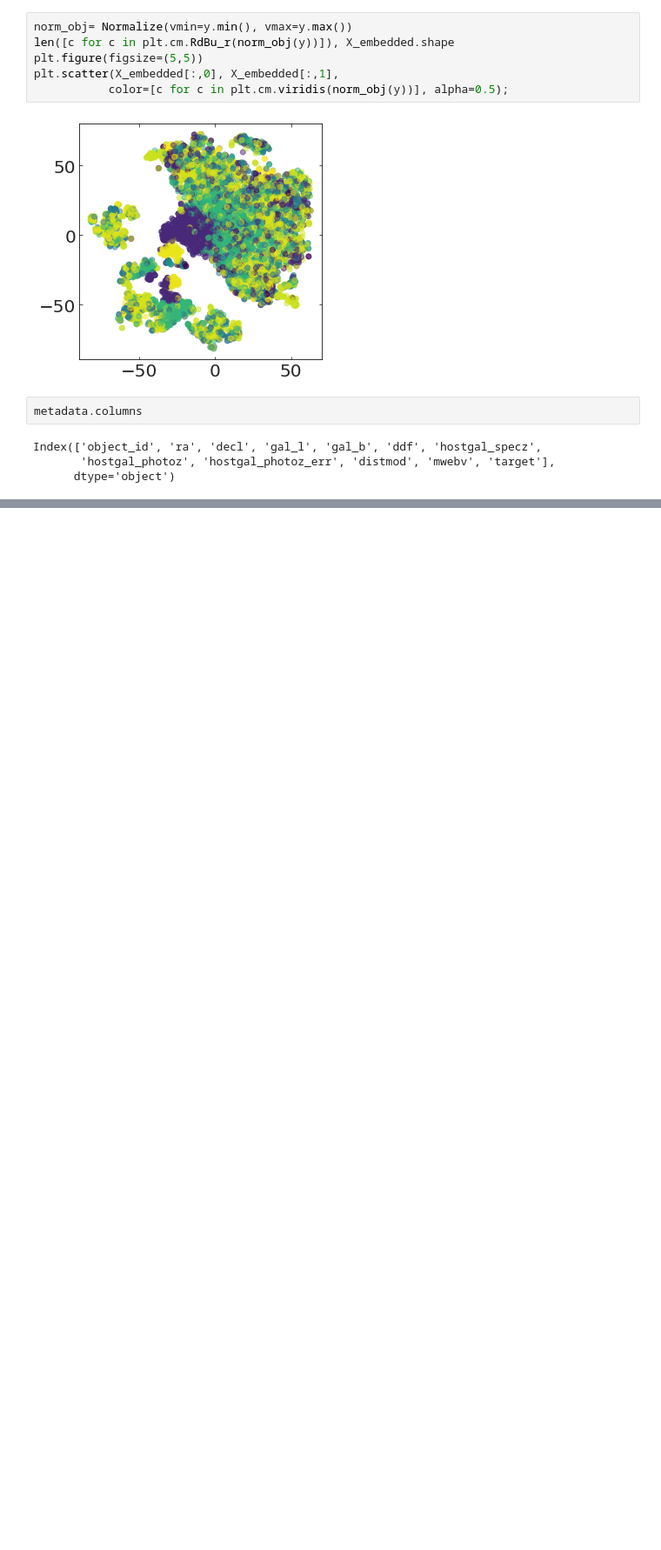
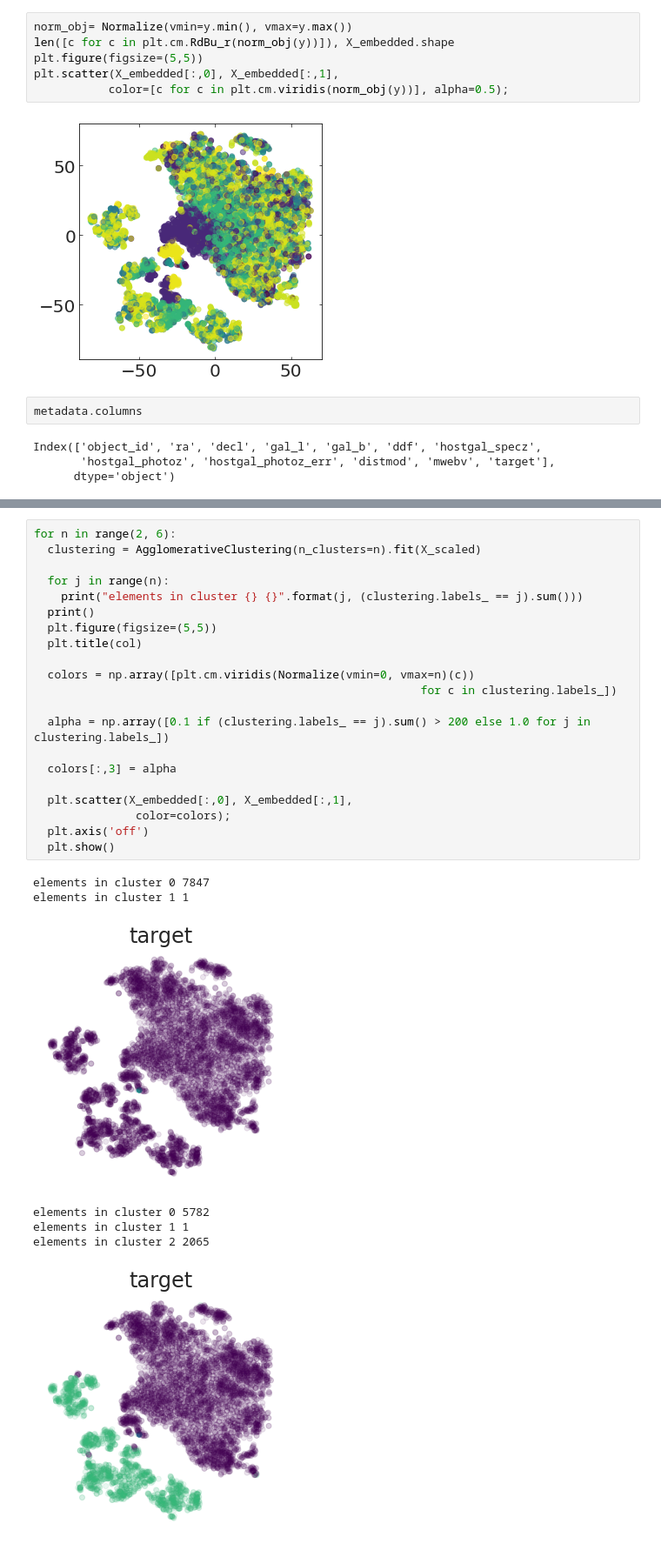
Before and after one commit to RileyWClarke/MLTSA_RCLARKE, a Jupyter notebook: HW6/MLTSA_rclarke_hw6.ipynb, the cells around one changed output, grey strips where cells are left out. Shown at 87% size. Saved outputs shown, nothing was run; the diff lists cells and outputs as text; blank space fills up the shorter version.

```diff
--- a/HW6/MLTSA_rclarke_hw6.ipynb
+++ b/HW6/MLTSA_rclarke_hw6.ipynb
@@ -552,0 +580,29 @@ findfont: Font family ['["sans-serif"]'] not found. Falling back to DejaVu Sans.
+# %%
+for n in range(2, 6):
+  clustering = AgglomerativeClustering(n_clusters=n).fit(X_scaled)
+
+  for j in range(n):
+    print("elements in cluster {} {}".format(j, (clustering.labels_ == j).sum()))
+  print()
+  plt.figure(figsize=(5,5))
+  plt.title(col)
+
+  colors = np.array([plt.cm.viridis(Normalize(vmin=0, vmax=n)(c))
+                                                         for c in clustering.labels_])
+
+  alpha = np.array([0.1 if (clustering.labels_ == j).sum() > 200 else 1.0 for j in clustering.labels_])
+
+  colors[:,3] = alpha
+
+  plt.scatter(X_embedded[:,0], X_embedded[:,1],
+               color=colors);
+  plt.axis('off')
+  plt.show()
+# %% [output]
+elements in cluster 0 7847
+elements in cluster 1 1
+[figure, added]
+elements in cluster 0 5782
+elements in cluster 1 1
+elements in cluster 2 2065
+[figure, added]
```
Also changed, not shown: parts of 10 cells of this notebook.
